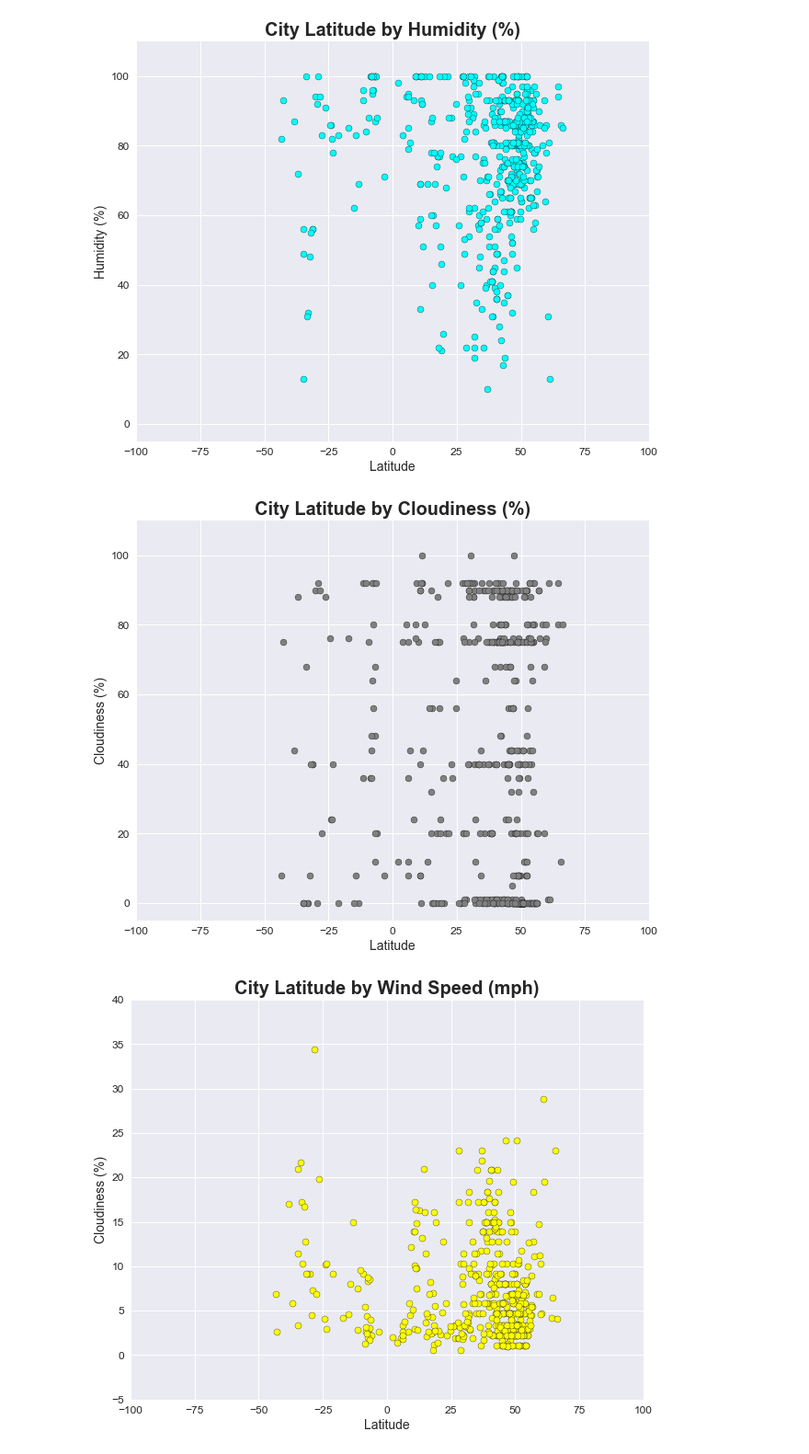
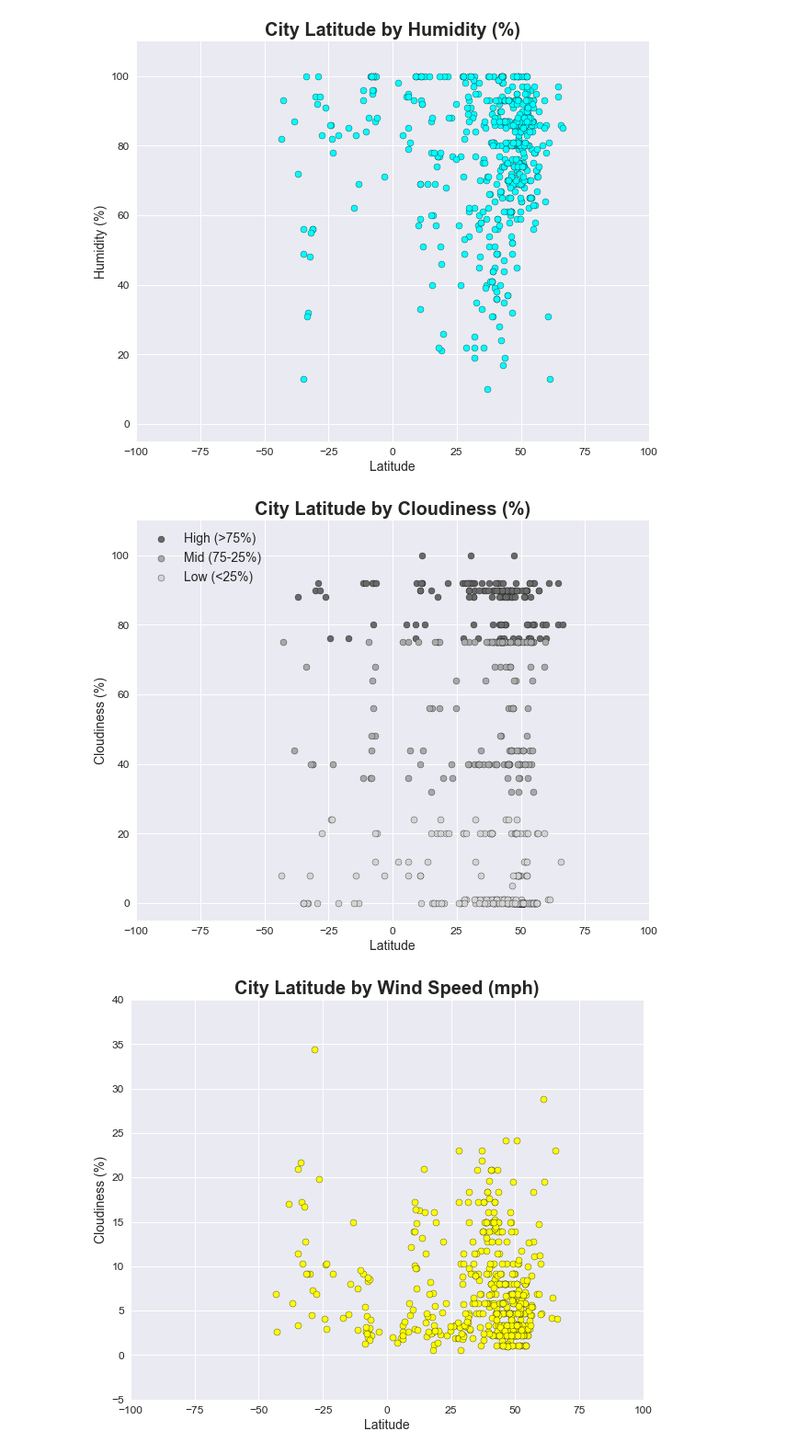
Before and after one commit to spencerrand/Unit-6-Python-APIs, a Jupyter notebook: main.ipynb, the cells around one changed output. Shown at 92% size. Drawn from its saved outputs; the diff is of its cells as text; code cells hidden in the pictures.

```diff
--- a/main.ipynb
+++ b/main.ipynb
@@ -258,32 +258,48 @@ plt.show()
 [figure]
 # %%
 # This section prints a scatter plot of latitude by cloudiness
+
+#
+high_cloudiness = 75
+low_cloudiness = 25
+
+# Create subsets of the dataframe to group by hot, warm, cool and cold temperatures
+high_cloud_cities = np.ma.masked_where((random_city_df['cloudiness'] <= high_cloudiness), random_city_df['cloudiness'])
+mid_cloud_cities = np.ma.masked_where((random_city_df['cloudiness'] > high_cloudiness) |
+                                      (random_city_df['cloudiness'] <= low_cloudiness),
+                                      random_city_df['cloudiness'])
+low_cloud_cities = np.ma.masked_where((random_city_df['cloudiness'] >= low_cloudiness), random_city_df['cloudiness'])
 
 # Clear plot, just in case
 plt.clf()
 
 # Create scatter plot
-plt.scatter(random_city_df['lat'], random_city_df['cloudiness'], marker="o", facecolors='gray', edgecolors="black", alpha=1)
+plt.scatter(random_city_df['lat'], high_cloud_cities, marker="o", facecolors='dimgray', edgecolors="black", alpha=1)
+plt.scatter(random_city_df['lat'], mid_cloud_cities, marker="o", facecolors='darkgray', edgecolors="black", alpha=1)
+plt.scatter(random_city_df['lat'], low_cloud_cities, marker="o", facecolors='lightgray', edgecolors="black", alpha=1)
+
+plt.legend((f'High (>{high_cloudiness}%)', f'Mid ({high_cloudiness}-{low_cloudiness}%)',
+            f'Low (<{low_cloudiness}%)'),loc='best', prop={'size': 14})
 
 # Create a title, x label, and y label
 plt.title("City Latitude by Cloudiness (%)", fontsize=20, fontweight="bold")
 plt.xlabel("Latitude", fontsize=14)
 plt.ylabel("Cloudiness (%)", fontsize=14)
 
 # Set size of x and y tick labels
 plt.tick_params(labelsize=12)
 
 # Set x and y limits
 plt.xlim(-100,100)
 plt.ylim(-5,110)
 
 # Save the figure
 plt.savefig("LatByCloudiness.png")
 
 # Display scatter plot
 plt.show()
 # %% [output]
-[figure, old version]
+[figure, new version]
 # %%
 # This section prints a scatter plot of latitude by windspeed
 
```
Also changed, not shown: parts of 1 cell of this notebook.
